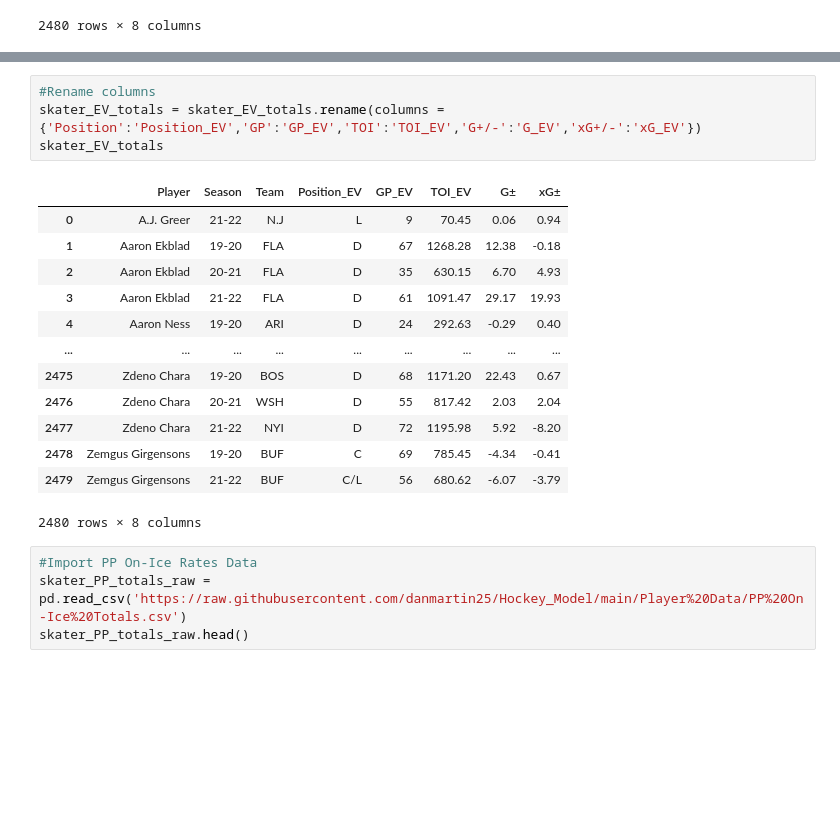
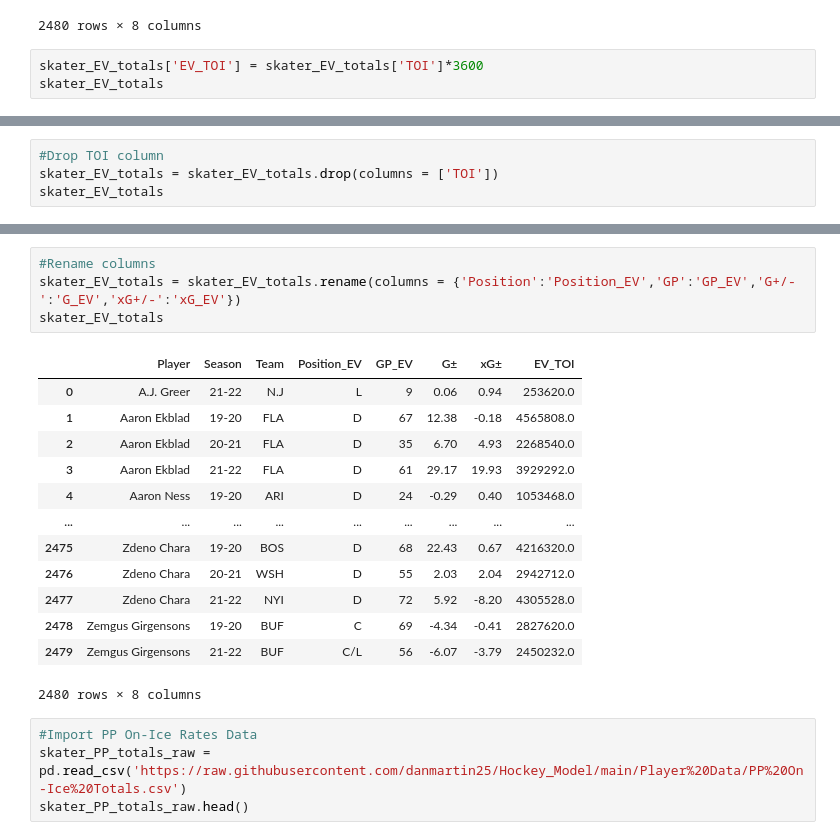
Before and after one commit to danmartin25/Hockey_Model, a Jupyter notebook: Hockey Model Mark I.ipynb, the cells around one changed output, grey strips where cells are left out. Cells and saved outputs as stored; diff of their text form; blank space fills up the shorter version.

```diff
--- a/Hockey Model Mark I.ipynb
+++ b/Hockey Model Mark I.ipynb
@@ -49,3 +49,6 @@ skater_EV_totals
 | 2478 | Zemgus Girgensons | 19-20 | BUF | C | 69 | 785.45 | -4.34 | -0.41 |
 | 2479 | Zemgus Girgensons | 21-22 | BUF | C/L | 56 | 680.62 | -6.07 | -3.79 |
 2480 rows × 8 columns
+# %%
+skater_EV_totals['EV_TOI'] = skater_EV_totals['TOI']*3600
+skater_EV_totals
@@ -51,0 +69,4 @@ skater_EV_totals
+# %%
+#Drop TOI column
+skater_EV_totals = skater_EV_totals.drop(columns = ['TOI'])
+skater_EV_totals
@@ -52,20 +87,20 @@ skater_EV_totals
 # %%
 #Rename columns
-skater_EV_totals = skater_EV_totals.rename(columns = {'Position':'Position_EV','GP':'GP_EV','TOI':'TOI_EV','G+/-':'G_EV','xG+/-':'xG_EV'})
+skater_EV_totals = skater_EV_totals.rename(columns = {'Position':'Position_EV','GP':'GP_EV','G+/-':'G_EV','xG+/-':'xG_EV'})
 skater_EV_totals
 # %% [output]
-|  | Player | Season | Team | Position_EV | GP_EV | TOI_EV | G± | xG± |
-| 0 | A.J. Greer | 21-22 | N.J | L | 9 | 70.45 | 0.06 | 0.94 |
-| 1 | Aaron Ekblad | 19-20 | FLA | D | 67 | 1268.28 | 12.38 | -0.18 |
-| 2 | Aaron Ekblad | 20-21 | FLA | D | 35 | 630.15 | 6.70 | 4.93 |
-| 3 | Aaron Ekblad | 21-22 | FLA | D | 61 | 1091.47 | 29.17 | 19.93 |
-| 4 | Aaron Ness | 19-20 | ARI | D | 24 | 292.63 | -0.29 | 0.40 |
+|  | Player | Season | Team | Position_EV | GP_EV | G± | xG± | EV_TOI |
+| 0 | A.J. Greer | 21-22 | N.J | L | 9 | 0.06 | 0.94 | 253620.0 |
+| 1 | Aaron Ekblad | 19-20 | FLA | D | 67 | 12.38 | -0.18 | 4565808.0 |
+| 2 | Aaron Ekblad | 20-21 | FLA | D | 35 | 6.70 | 4.93 | 2268540.0 |
+| 3 | Aaron Ekblad | 21-22 | FLA | D | 61 | 29.17 | 19.93 | 3929292.0 |
+| 4 | Aaron Ness | 19-20 | ARI | D | 24 | -0.29 | 0.40 | 1053468.0 |
 | ... | ... | ... | ... | ... | ... | ... | ... | ... |
-| 2475 | Zdeno Chara | 19-20 | BOS | D | 68 | 1171.20 | 22.43 | 0.67 |
-| 2476 | Zdeno Chara | 20-21 | WSH | D | 55 | 817.42 | 2.03 | 2.04 |
-| 2477 | Zdeno Chara | 21-22 | NYI | D | 72 | 1195.98 | 5.92 | -8.20 |
-| 2478 | Zemgus Girgensons | 19-20 | BUF | C | 69 | 785.45 | -4.34 | -0.41 |
-| 2479 | Zemgus Girgensons | 21-22 | BUF | C/L | 56 | 680.62 | -6.07 | -3.79 |
+| 2475 | Zdeno Chara | 19-20 | BOS | D | 68 | 22.43 | 0.67 | 4216320.0 |
+| 2476 | Zdeno Chara | 20-21 | WSH | D | 55 | 2.03 | 2.04 | 2942712.0 |
+| 2477 | Zdeno Chara | 21-22 | NYI | D | 72 | 5.92 | -8.20 | 4305528.0 |
+| 2478 | Zemgus Girgensons | 19-20 | BUF | C | 69 | -4.34 | -0.41 | 2827620.0 |
+| 2479 | Zemgus Girgensons | 21-22 | BUF | C/L | 56 | -6.07 | -3.79 | 2450232.0 |
 2480 rows × 8 columns
 # %%
 #Import PP On-Ice Rates Data
```
Also changed, not shown: parts of 3 cells of this notebook.
